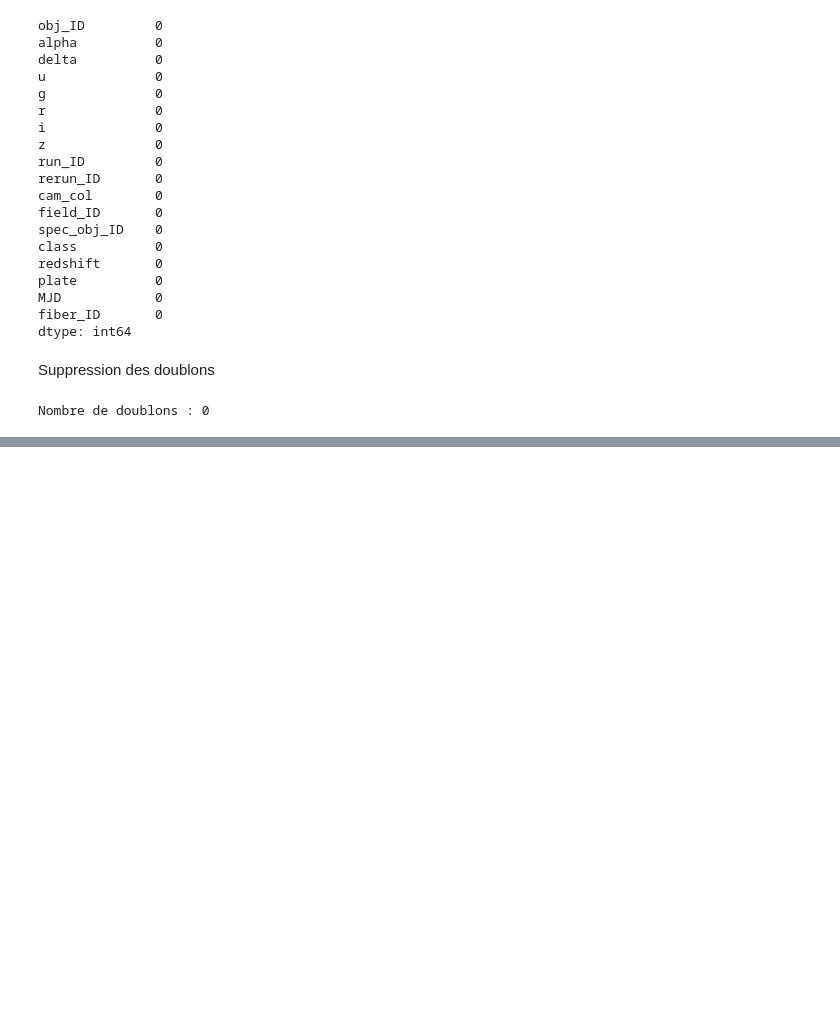
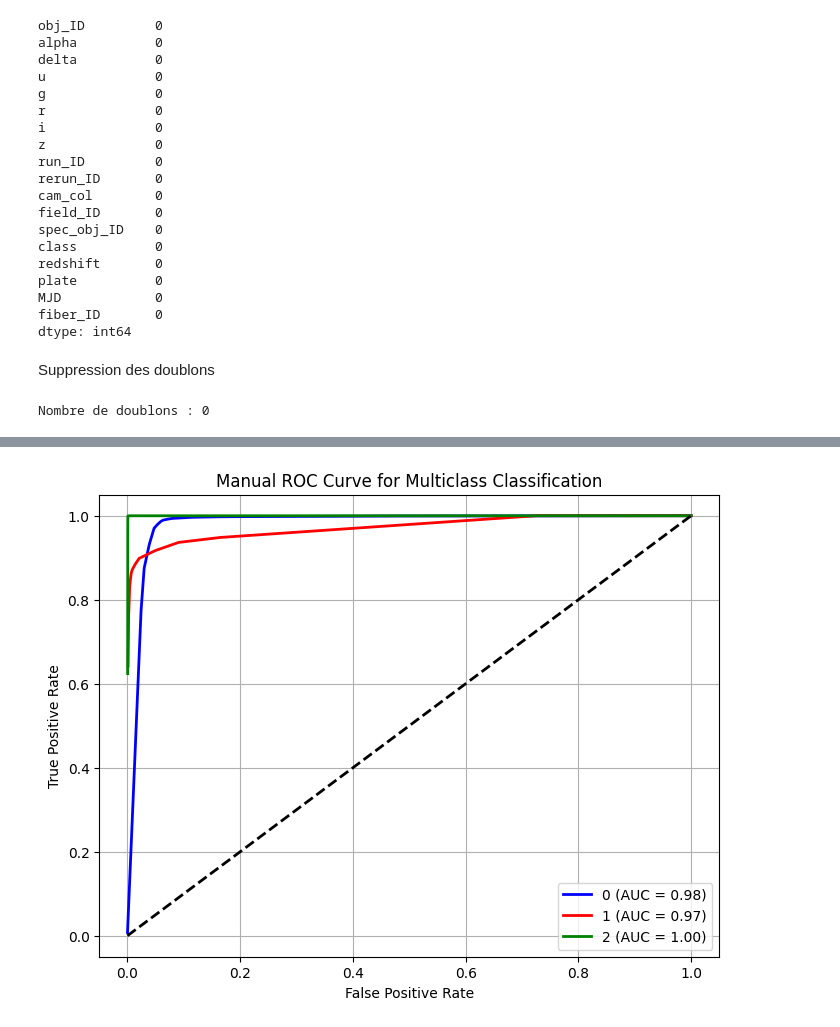
Before and after one commit to LinaDjebli/Projet_ARNN, a Jupyter notebook: star_classfication.ipynb, the cells around one changed output, grey strips where cells are left out. Cells and saved outputs as stored; diff of their text form; code cells hidden in the pictures; blank space fills up the shorter version.

```diff
--- a/star_classfication.ipynb
+++ b/star_classfication.ipynb
@@ -45,0 +281,7 @@ Nombre de doublons : 0
+# %%
+from sklearn.preprocessing import LabelEncoder
+
+# Encode string labels into integers
+le = LabelEncoder()
+Yt_encoded = le.fit_transform(Yt)  # For training
+Y_test_encoded = le.transform(Ytt)  # If you need for testing/eval
@@ -45,0 +306,8 @@ Nombre de doublons : 0
+# %%
+Ytt_encoded = le.transform(Ytt)
+y_pred_XGB = xgb_model.predict(Xtt)
+Yp_proba_XGB = dt_model.predict_proba(Xtt)
+
+print(f"Accuracy :{accuracy_score(Ytt_encoded,y_pred_XGB):.2f}")
+print('classificiation report ')
+print(classification_report(Ytt_encoded,y_pred_XGB))
@@ -45,0 +326,4 @@ Nombre de doublons : 0
+# %%
+plot_multiclass_roc_manual(Ytt_encoded, Yp_proba_dt)
+# %% [output]
+[figure, added]
```
Also changed, not shown: parts of 21 cells of this notebook.
